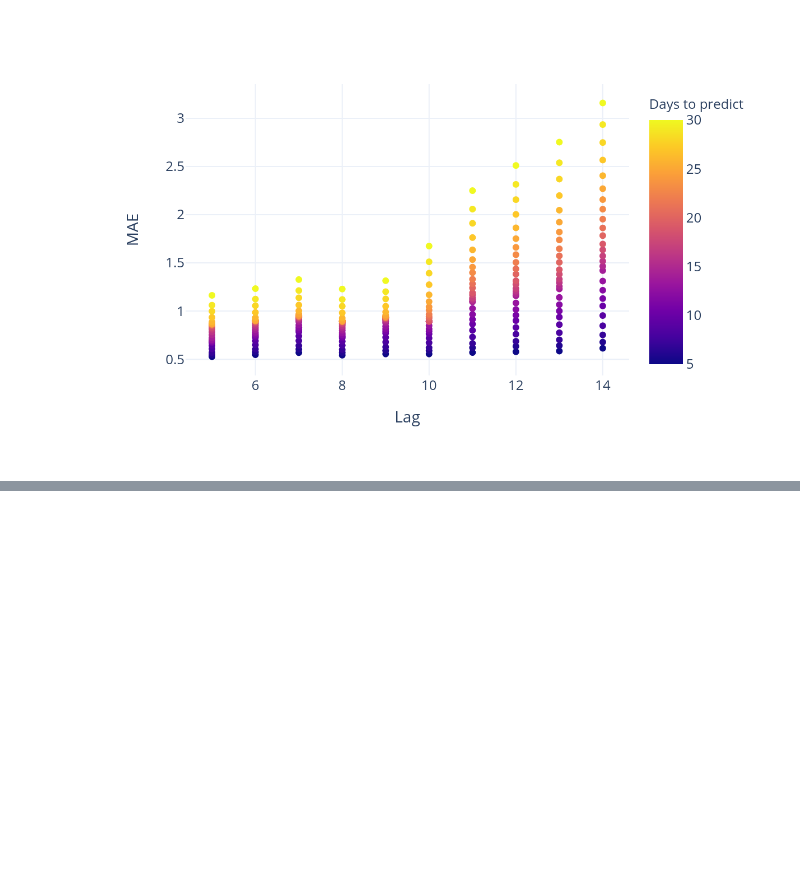
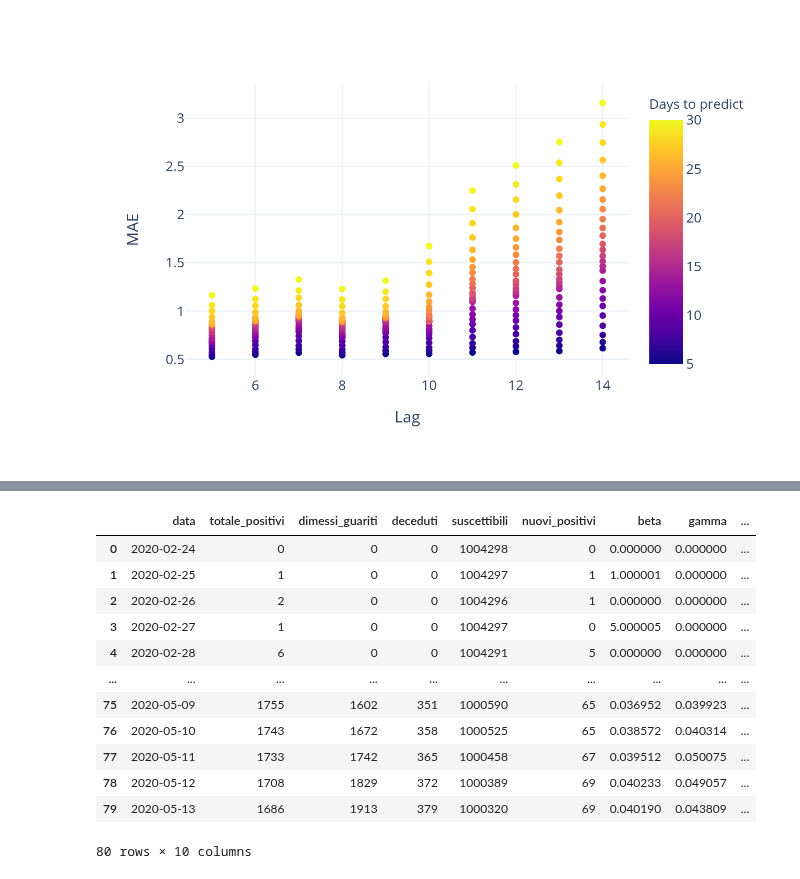
Before and after one commit to nicoloverardo/master-degree-thesis, a Jupyter notebook: notebooks/02-sird.ipynb, the cells around one changed output, grey strips where cells are left out. Cells and saved outputs as stored; diff of their text form; code cells hidden in the pictures; blank space fills up the shorter version.

```diff
--- a/notebooks/02-sird.ipynb
+++ b/notebooks/02-sird.ipynb
@@ -1295,3 +1300,37 @@ fig = px.scatter(plot_df, x="Lag", y="MAE", color='Days to predict', template='p
 Image(fig.to_image(format="png", width=600, height=400, scale=2))
 # %% [output]
 [figure]
+# %%
+# TODO: finish implementation and fix prediction dates
+
+from sklearn.model_selection import TimeSeriesSplit
+
+tscv = TimeSeriesSplit(n_splits=5, test_size=15)
+
+prov = 'Firenze'
+
+train_idx, test_idx = [], []
+for train_index, test_index in tscv.split(covidpro_df.query("20200714 > Date")[covidpro_df.Province == prov]):
+    train_idx.append(train_index)
+    test_idx.append(test_index)
+# %%
+def fix_arr(arr):
+    arr[arr < 0] = 0
+    arr[np.isinf(arr)] = 0
+    return np.nan_to_num(arr)
+
+def lag_data(data, lag=7, return_all=False):
+    if isinstance(data, np.ndarray):
+        N = data.shape[0]
+    else:
+        N = len(data)
+
+    X = np.empty(shape=(N - lag, lag + 1))
+
+    for i in range(lag, N):
+        X[i - lag] = [data[i - j] for j in range(lag + 1)]
+
+    if not return_all:
+        return X[-1, 1:]
+    else:
+        return X[:, 1:], X[:, 0]
@@ -1297,0 +1521,16 @@ Image(fig.to_image(format="png", width=600, height=400, scale=2))
+# %%
+res_df
+# %% [output]
+|  | data | totale_positivi | dimessi_guariti | deceduti | suscettibili | nuovi_positivi | beta | gamma | ... |
+| 0 | 2020-02-24 | 0 | 0 | 0 | 1004298 | 0 | 0.000000 | 0.000000 | ... |
+| 1 | 2020-02-25 | 1 | 0 | 0 | 1004297 | 1 | 1.000001 | 0.000000 | ... |
+| 2 | 2020-02-26 | 2 | 0 | 0 | 1004296 | 1 | 0.000000 | 0.000000 | ... |
+| 3 | 2020-02-27 | 1 | 0 | 0 | 1004297 | 0 | 5.000005 | 0.000000 | ... |
+| 4 | 2020-02-28 | 6 | 0 | 0 | 1004291 | 5 | 0.000000 | 0.000000 | ... |
+| ... | ... | ... | ... | ... | ... | ... | ... | ... | ... |
+| 75 | 2020-05-09 | 1755 | 1602 | 351 | 1000590 | 65 | 0.036952 | 0.039923 | ... |
+| 76 | 2020-05-10 | 1743 | 1672 | 358 | 1000525 | 65 | 0.038572 | 0.040314 | ... |
+| 77 | 2020-05-11 | 1733 | 1742 | 365 | 1000458 | 67 | 0.039512 | 0.050075 | ... |
+| 78 | 2020-05-12 | 1708 | 1829 | 372 | 1000389 | 69 | 0.040233 | 0.049057 | ... |
+| 79 | 2020-05-13 | 1686 | 1913 | 379 | 1000320 | 69 | 0.040190 | 0.043809 | ... |
+80 rows × 10 columns
```
Also changed, not shown: parts of 9 cells of this notebook.
